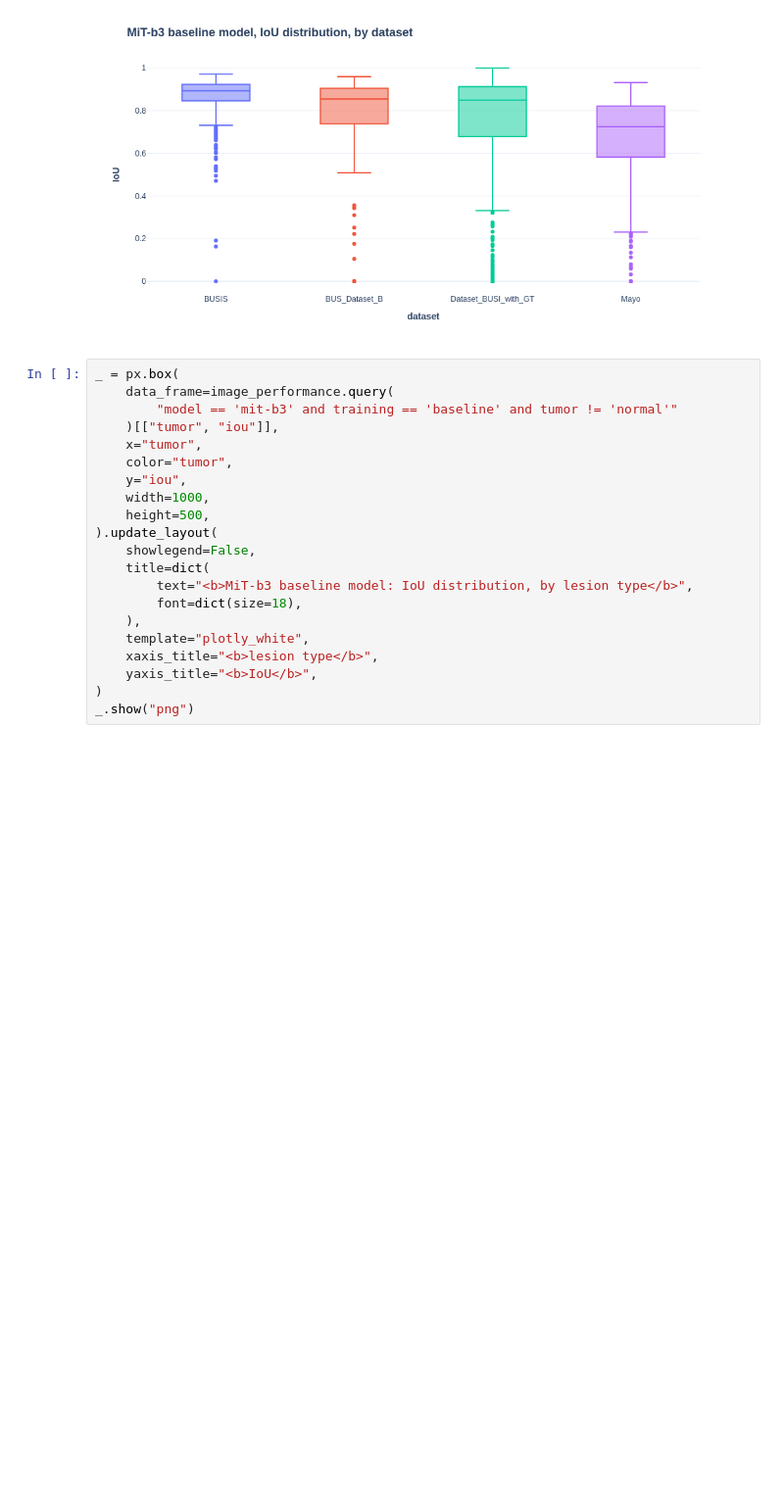
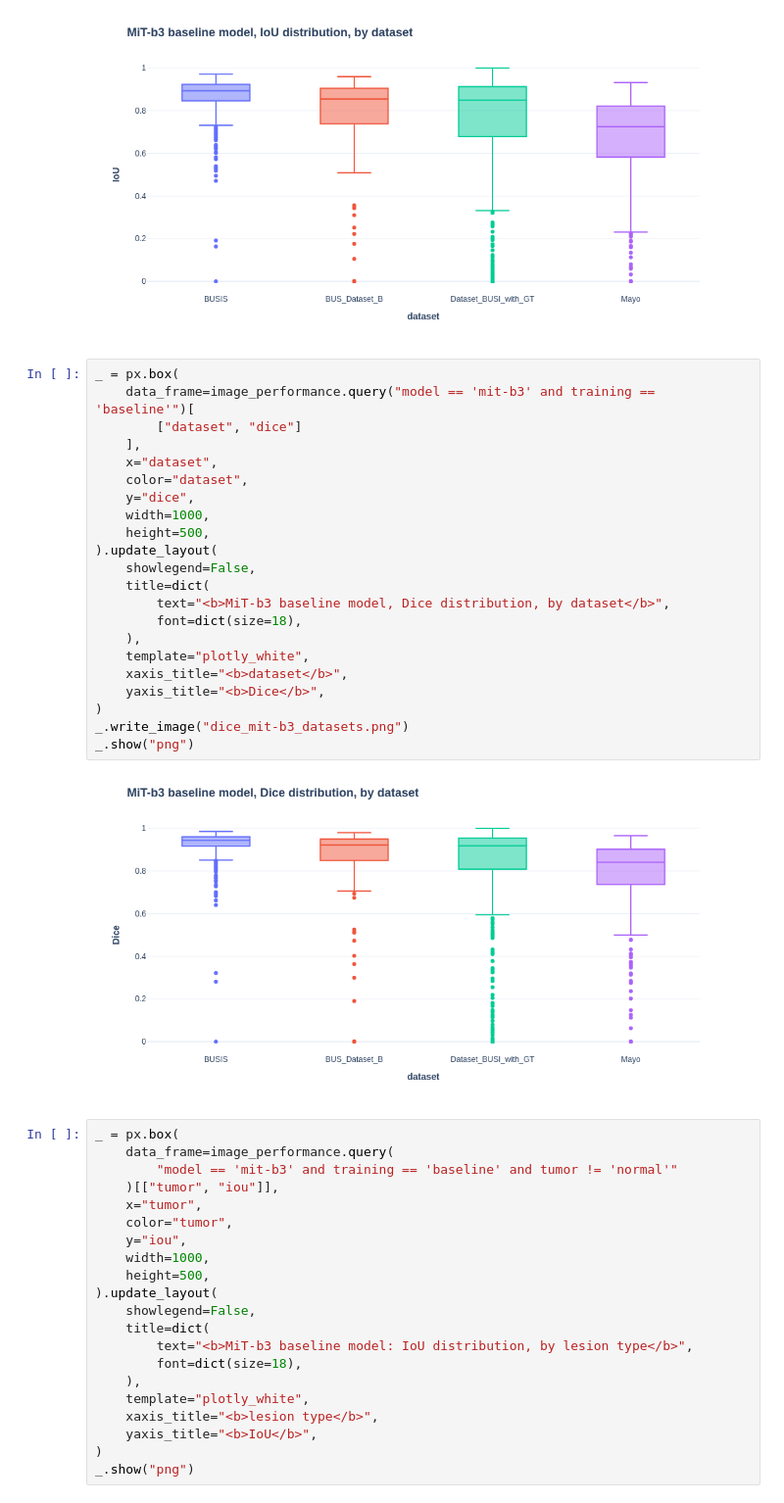
Before and after one commit to FlorinAndrei/segmentation_click_train, a Jupyter notebook: visualize_performance.ipynb, the cells around one changed output. Shown at 98% size. Saved outputs shown, nothing was run; the diff lists cells and outputs as text; blank space fills up the shorter version.

Commit message:
visualize Dice

```diff
--- a/visualize_performance.ipynb
+++ b/visualize_performance.ipynb
@@ -130,6 +130,30 @@ _.write_image("iou_mit-b3_datasets.png")
 _.show("png")
 # %% [output]
 [figure]
+# %%
+_ = px.box(
+    data_frame=image_performance.query("model == 'mit-b3' and training == 'baseline'")[
+        ["dataset", "dice"]
+    ],
+    x="dataset",
+    color="dataset",
+    y="dice",
+    width=1000,
+    height=500,
+).update_layout(
+    showlegend=False,
+    title=dict(
+        text="<b>MiT-b3 baseline model, Dice distribution, by dataset</b>",
+        font=dict(size=18),
+    ),
+    template="plotly_white",
+    xaxis_title="<b>dataset</b>",
+    yaxis_title="<b>Dice</b>",
+)
+_.write_image("dice_mit-b3_datasets.png")
+_.show("png")
+# %% [output]
+[figure, added]
 # %%
 _ = px.box(
     data_frame=image_performance.query(
```
Also changed, not shown: 1 other file.
